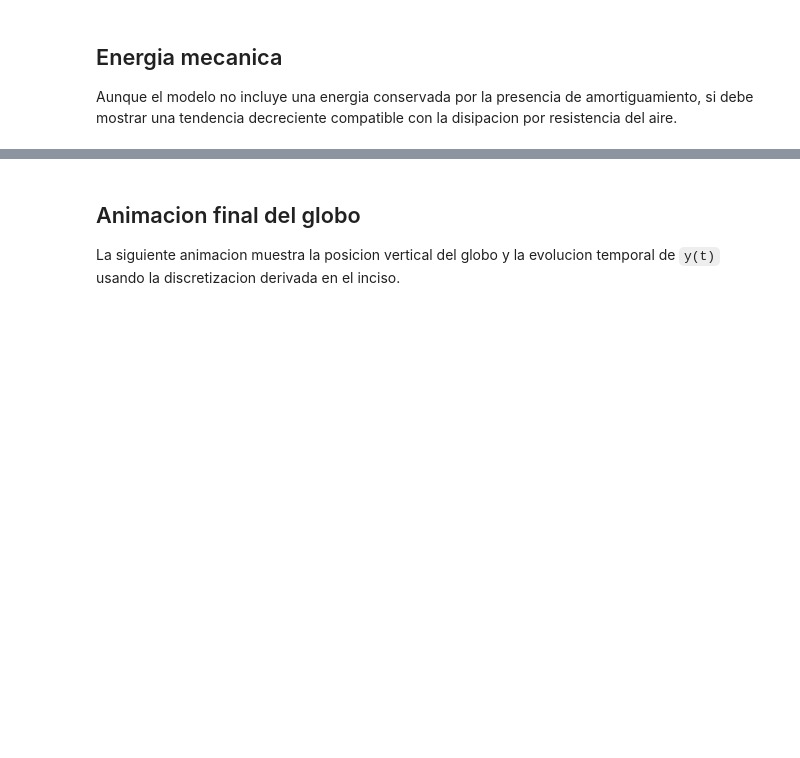
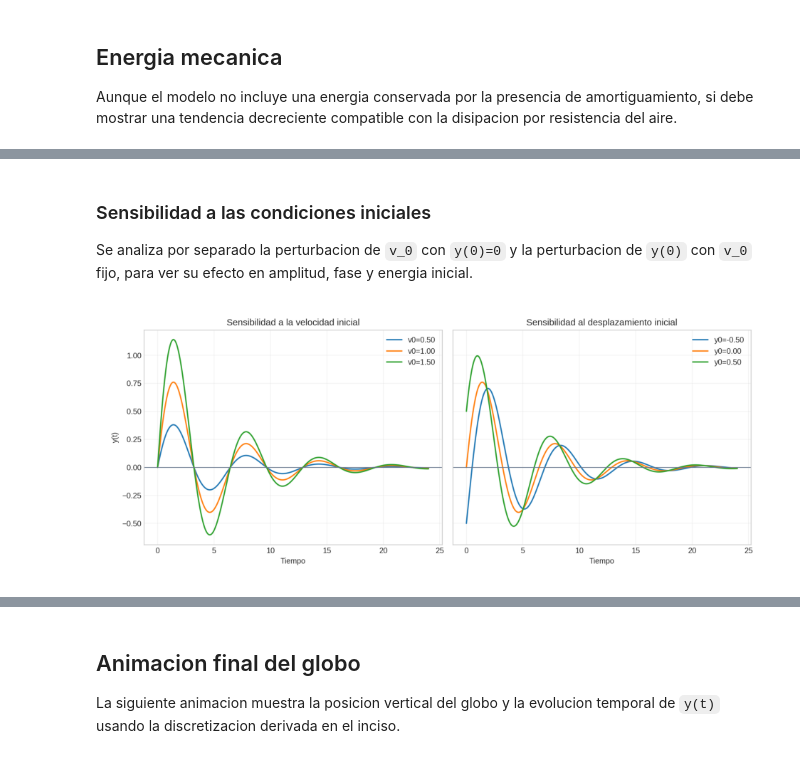
Before and after one commit to Xboster-eliel/jupyterbook_Modelacion_Ambiental, a Jupyter notebook: notebooks/Guia_practica_Globo_medicion.ipynb, the cells around one changed output, grey strips where cells are left out. Cells and saved outputs as stored; diff of their text form; code cells hidden in the pictures; blank space fills up the shorter version.

```diff
--- a/notebooks/Guia_practica_Globo_medicion.ipynb
+++ b/notebooks/Guia_practica_Globo_medicion.ipynb
@@ -466,0 +809,15 @@ plt.show()
+# %% [markdown]
+### Sensibilidad a las condiciones iniciales
+
+Se analiza por separado la perturbacion de `v_0` con `y(0)=0` y la perturbacion de `y(0)` con `v_0` fijo, para ver su efecto en amplitud, fase y energia inicial.
+# %%
+image_path = OUTPUT_DIR / 'globo_sensibilidad_condiciones_iniciales.png'
+img = plt.imread(image_path)
+plt.figure(figsize=(12.0, 4.8))
+plt.imshow(img)
+plt.axis('off')
+plt.show()
+
+initial_summary_df
+# %% [output]
+[figure, added]
```
Also changed, not shown: parts of 26 cells of this notebook, 20 other files.
